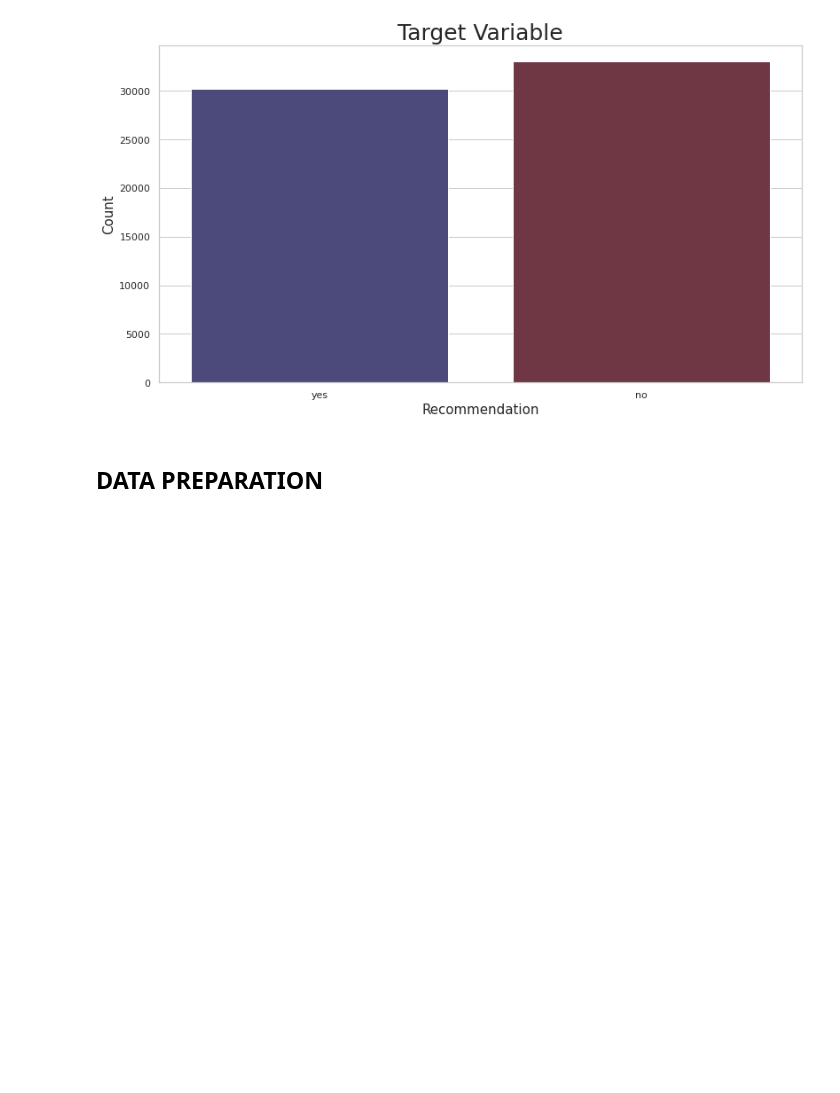
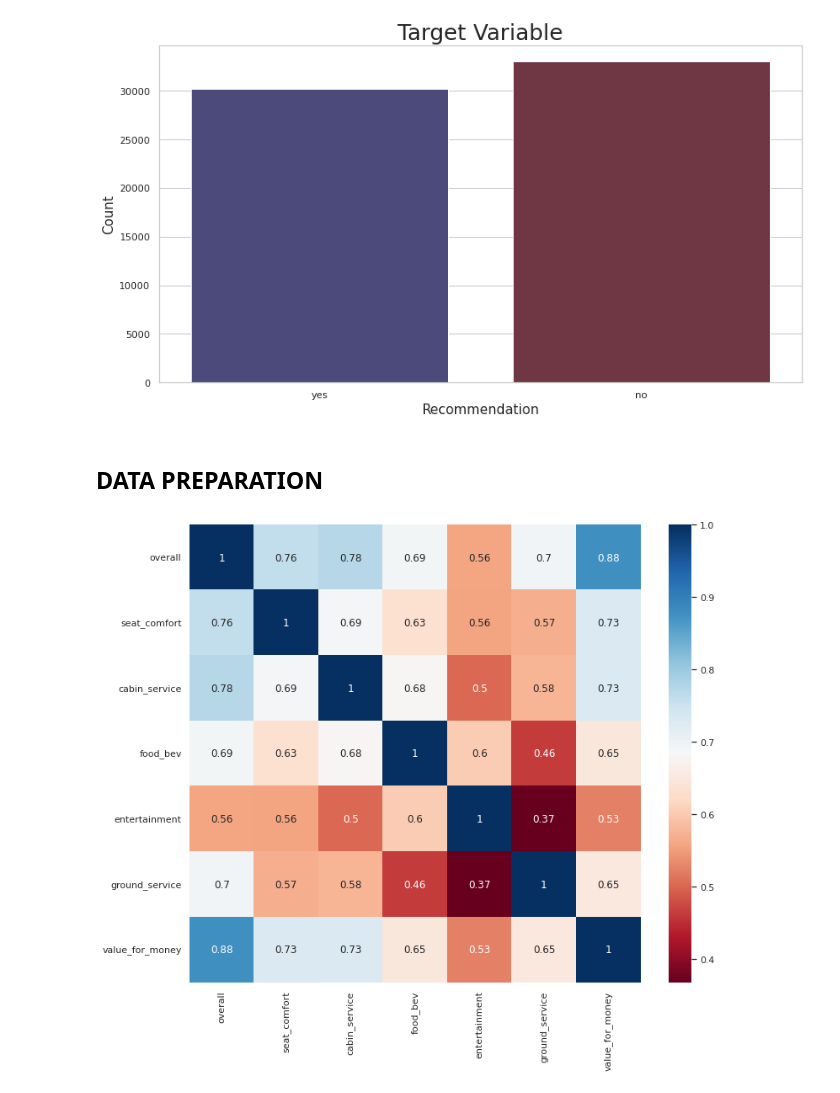
Before and after one commit to Arka1212/Airline-Passenger-Referral-Prediction, a Jupyter notebook: Airline_Passenger_Referral_Prediction.ipynb, the cells around one changed output. Saved outputs shown, nothing was run; the diff lists cells and outputs as text; code cells hidden in the pictures; blank space fills up the shorter version.

```diff
--- a/Airline_Passenger_Referral_Prediction.ipynb
+++ b/Airline_Passenger_Referral_Prediction.ipynb
@@ -434,3 +434,13 @@ plt.show()
 [figure]
 # %% [markdown]
 ## **DATA PREPARATION**
+# %%
+# Correlation.
+plt.figure(figsize=(12,10))
+sns.heatmap(airline_df.corr(), annot=True, cmap='RdBu')
+plt.show()
+
+# 'overall' column is creating many cases of multicollinearity.
+# 'overall' column is a kind of superset of all ratings so removing that column should not affect the model.
+# %% [output]
+[figure, added]
```
Also changed, not shown: parts of 4 cells of this notebook.
